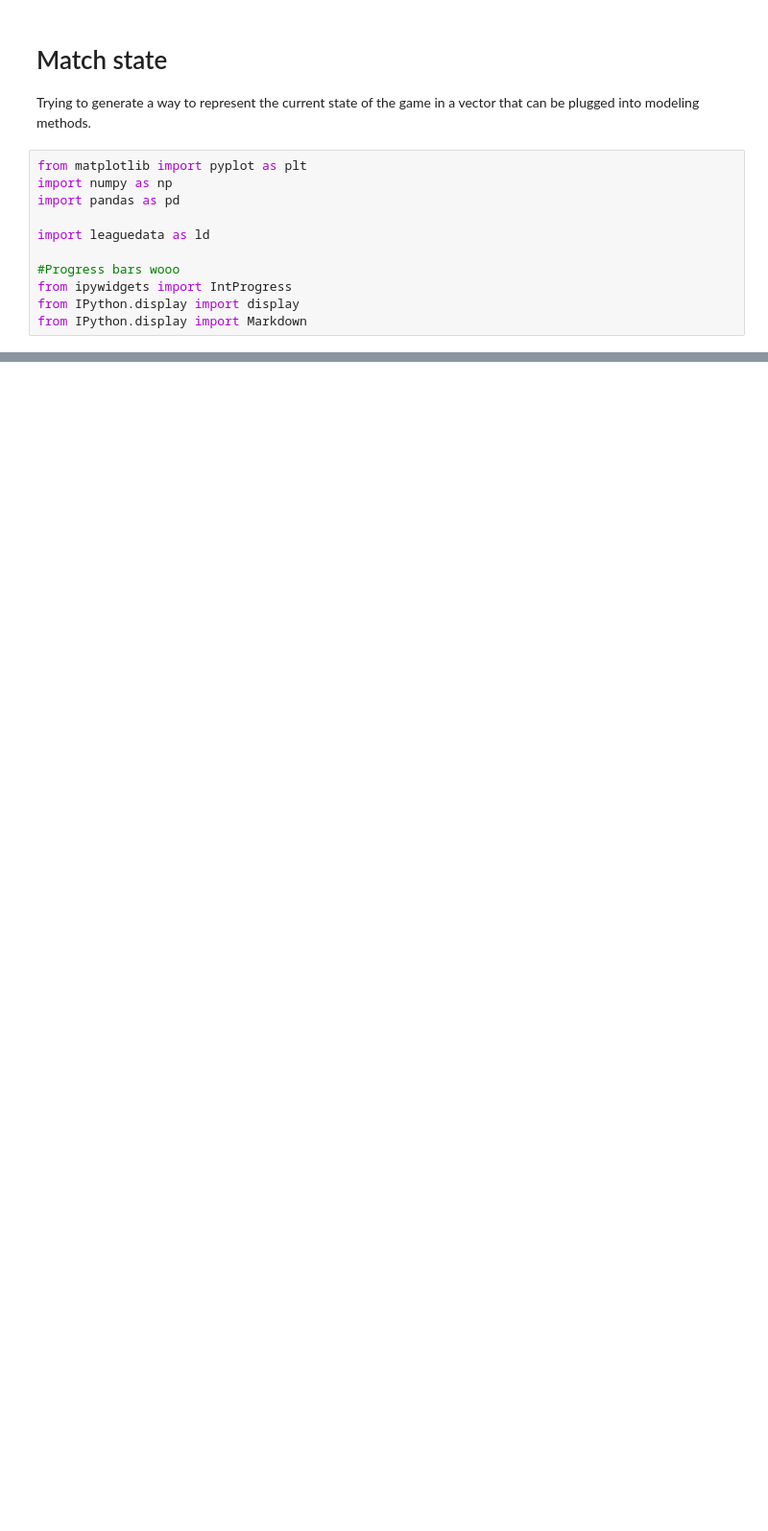
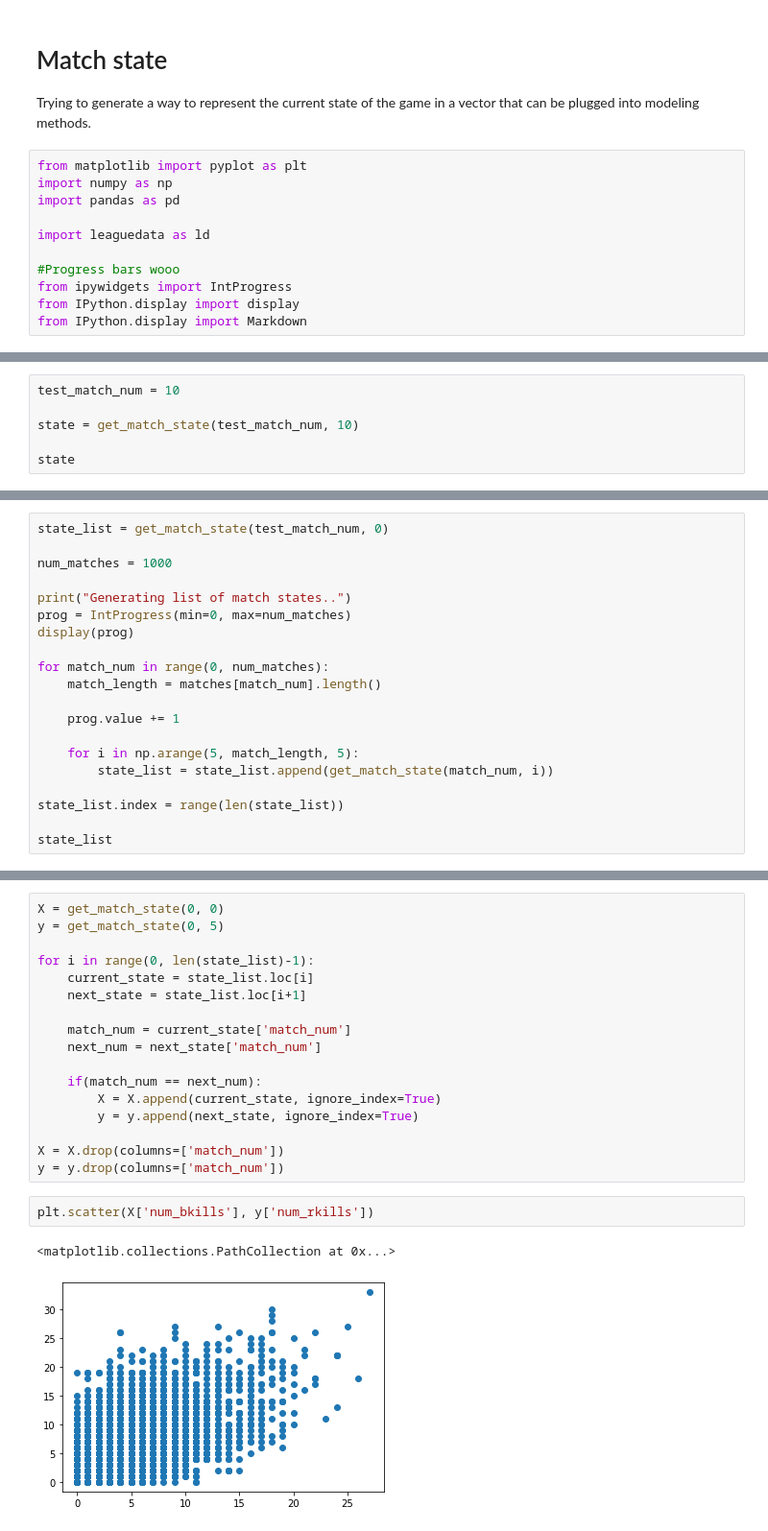
Before and after one commit to LegoYoda112/datasci-LOL-analysis, a Jupyter notebook: Game state.ipynb, the cells around one changed output, grey strips where cells are left out. Shown at 96% size. Drawn from its saved outputs; the diff is of its cells as text; blank space fills up the shorter version.

```diff
--- a/Game state.ipynb
+++ b/Game state.ipynb
@@ -103,0 +95,6 @@ matches[0].blue_structures()
+# %%
+test_match_num = 10
+
+state = get_match_state(test_match_num, 10)
+
+state
@@ -103,0 +106,20 @@ matches[0].blue_structures()
+# %%
+state_list = get_match_state(test_match_num, 0)
+
+num_matches = 1000
+
+print("Generating list of match states..")
+prog = IntProgress(min=0, max=num_matches)
+display(prog)
+
+for match_num in range(0, num_matches):
+    match_length = matches[match_num].length()
+
+    prog.value += 1
+
+    for i in np.arange(5, match_length, 5):
+        state_list = state_list.append(get_match_state(match_num, i))
+
+state_list.index = range(len(state_list))
+
+state_list
@@ -103,0 +163,22 @@ matches[0].blue_structures()
+# %%
+X = get_match_state(0, 0)
+y = get_match_state(0, 5)
+
+for i in range(0, len(state_list)-1):
+    current_state = state_list.loc[i]
+    next_state = state_list.loc[i+1]
+
+    match_num = current_state['match_num']
+    next_num = next_state['match_num']
+
+    if(match_num == next_num):
+        X = X.append(current_state, ignore_index=True)
+        y = y.append(next_state, ignore_index=True)
+
+X = X.drop(columns=['match_num'])
+y = y.drop(columns=['match_num'])
+# %%
+plt.scatter(X['num_bkills'], y['num_rkills'])
+# %% [output]
+<matplotlib.collections.PathCollection at 0x...>
+[figure, added]
```
Also changed, not shown: parts of 12 cells of this notebook, 2 other files.
